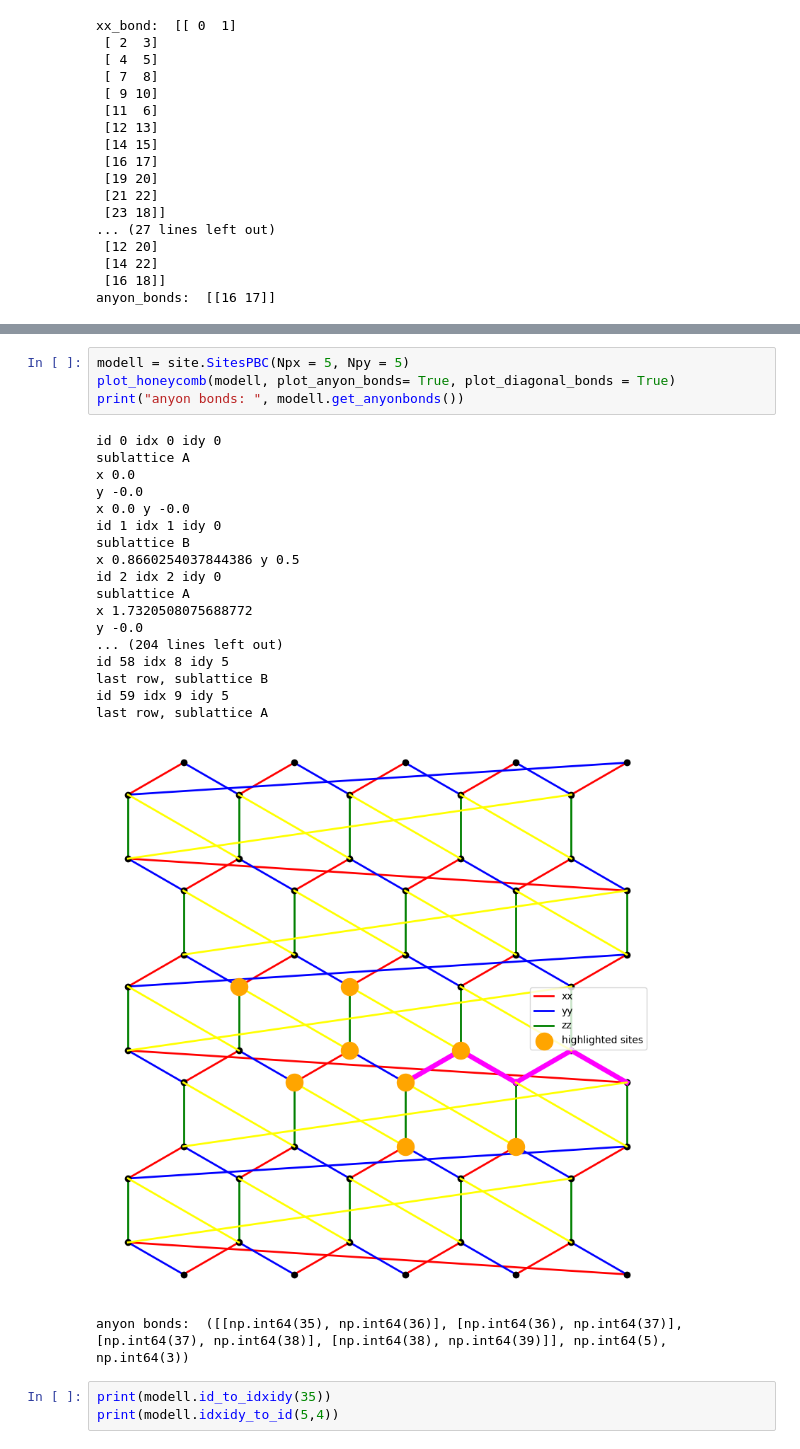
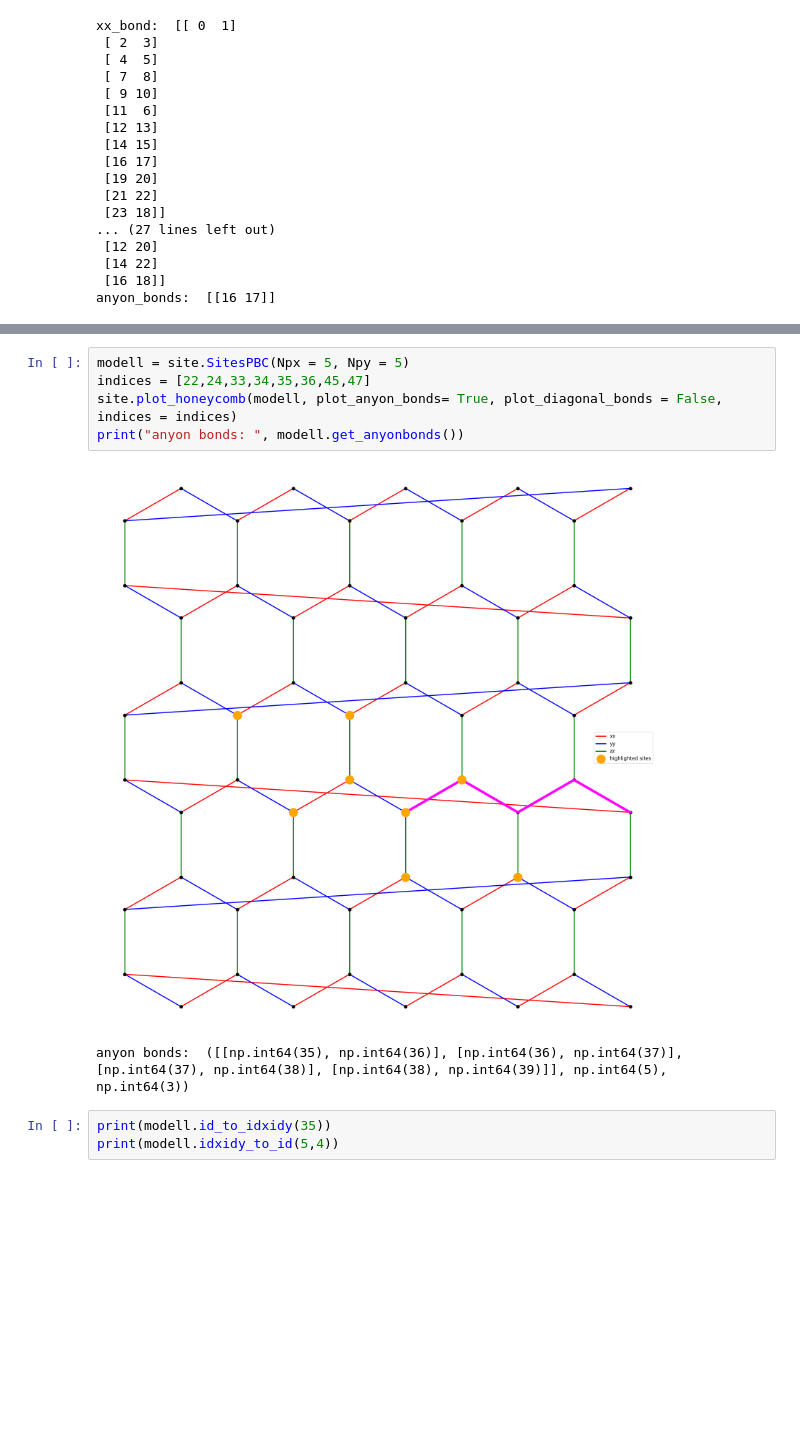
Before and after one commit to gconcheri/MasterThesis, a Jupyter notebook: fermionic_model_PBC.ipynb, the cells around one changed output, grey strips where cells are left out. Cells and saved outputs as stored; diff of their text form; blank space fills up the shorter version.

```diff
--- a/fermionic_model_PBC.ipynb
+++ b/fermionic_model_PBC.ipynb
@@ -156,27 +105,11 @@ def plot_honeycomb(model, highlight_idxidy=None, highlight_color='orange', plot_
 # %%
 modell = site.SitesPBC(Npx = 5, Npy = 5)
-plot_honeycomb(modell, plot_anyon_bonds= True, plot_diagonal_bonds = True)
+indices = [22,24,33,34,35,36,45,47]
+site.plot_honeycomb(modell, plot_anyon_bonds= True, plot_diagonal_bonds = False, indices = indices)
 print("anyon bonds: ", modell.get_anyonbonds())
 # %% [output]
+[figure, new version]
-id 0 idx 0 idy 0
-sublattice A
-x 0.0
-y -0.0
-x 0.0 y -0.0
-id 1 idx 1 idy 0
-sublattice B
-x 0.8660254037844386 y 0.5
-id 2 idx 2 idy 0
-sublattice A
-x 1.7320508075688772
-y -0.0
-... (204 lines left out)
-id 58 idx 8 idy 5
-last row, sublattice B
-id 59 idx 9 idy 5
-last row, sublattice A
+anyon bonds:  ([[np.int64(35), np.int64(36)], [np.int64(36), np.int64(37)], [np.int64(37), np.int64(38)], [np.int64(38), np.int64(39)]], np.int64(5), np.int64(3))
-[figure, old version]
-anyon bonds:  ([[np.int64(35), np.int64(36)], [np.int64(36), np.int64(37)], [np.int64(37), np.int64(38)], [np.int64(38), np.int64(39)]], np.int64(5), np.int64(3))
 # %%
 print(modell.id_to_idxidy(35))
 print(modell.idxidy_to_id(5,4))
```
Also changed, not shown: parts of 16 cells of this notebook, 6 other files.
